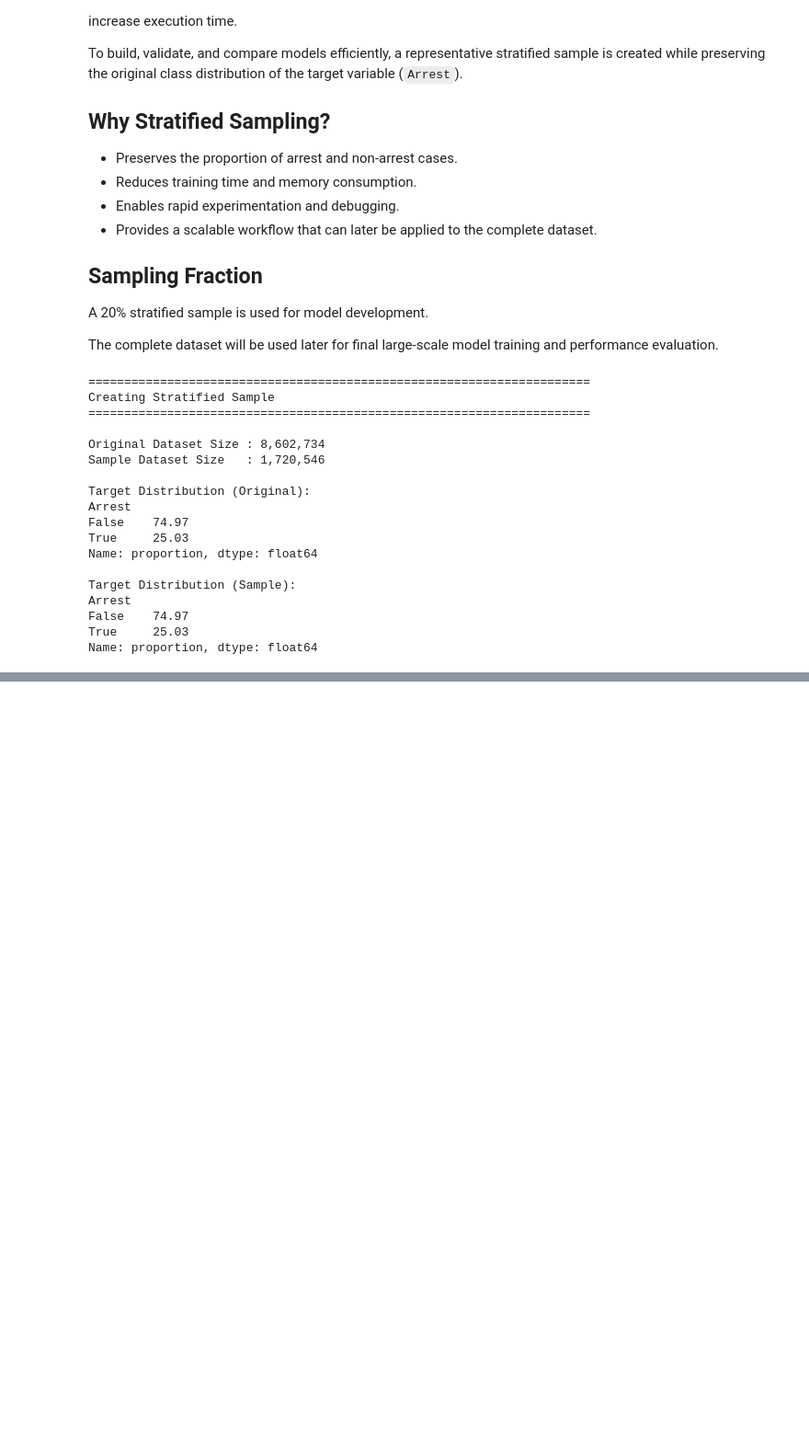
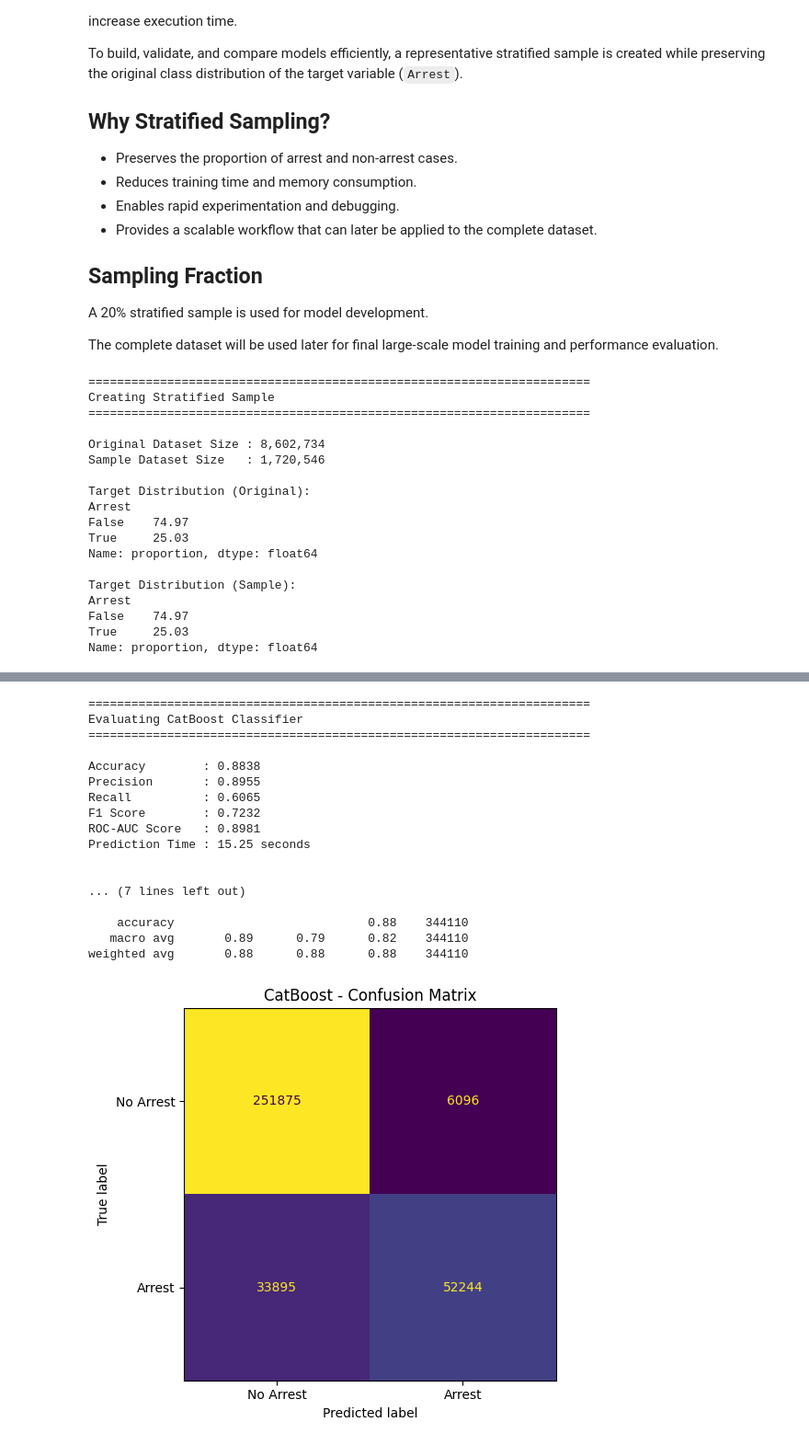
Before and after one commit to arnavon2005/Army_Provost_ML_Project, a Jupyter notebook: 05_Machine_Learning_Modeling.ipynb, the cells around one changed output, grey strips where cells are left out. Shown at 92% size. Saved outputs shown, nothing was run; the diff lists cells and outputs as text; code cells hidden in the pictures; blank space fills up the shorter version.

```diff
--- a/05_Machine_Learning_Modeling.ipynb
+++ b/05_Machine_Learning_Modeling.ipynb
@@ -767,0 +1691,80 @@ Name: proportion, dtype: float64
+# %%
+# ============================================================
+# Evaluate CatBoost Classifier
+# ============================================================
+
+import time
+import matplotlib.pyplot as plt
+from sklearn.metrics import (
+    accuracy_score,
+    precision_score,
+    recall_score,
+    f1_score,
+    roc_auc_score,
+    confusion_matrix,
+    ConfusionMatrixDisplay,
+    classification_report
+)
+
+print("=" * 70)
+print("Evaluating CatBoost Classifier")
+print("=" * 70)
+
+start_time = time.time()
+
+cat_pred = cat_model.predict(X_test)
+cat_prob = cat_model.predict_proba(X_test)[:, 1]
+
+cat_prediction_time = time.time() - start_time
+
+cat_accuracy = accuracy_score(y_test, cat_pred)
+cat_precision = precision_score(y_test, cat_pred)
+cat_recall = recall_score(y_test, cat_pred)
+cat_f1 = f1_score(y_test, cat_pred)
+cat_roc_auc = roc_auc_score(y_test, cat_prob)
+
+print(f"\nAccuracy        : {cat_accuracy:.4f}")
+print(f"Precision       : {cat_precision:.4f}")
+print(f"Recall          : {cat_recall:.4f}")
+print(f"F1 Score        : {cat_f1:.4f}")
+print(f"ROC-AUC Score   : {cat_roc_auc:.4f}")
+print(f"Prediction Time : {cat_prediction_time:.2f} seconds")
+
+print("\n")
+print("=" * 70)
+print("Classification Report")
+print("=" * 70)
+
+print(classification_report(y_test, cat_pred))
+
+cm = confusion_matrix(y_test, cat_pred)
+
+fig, ax = plt.subplots(figsize=(6, 5))
+
+ConfusionMatrixDisplay(
+    confusion_matrix=cm,
+    display_labels=["No Arrest", "Arrest"]
+).plot(ax=ax, values_format="d", colorbar=False)
+
+plt.title("CatBoost - Confusion Matrix")
+plt.tight_layout()
+plt.show()
+# %% [output]
+======================================================================
+Evaluating CatBoost Classifier
+======================================================================
+
+Accuracy        : 0.8838
+Precision       : 0.8955
+Recall          : 0.6065
+F1 Score        : 0.7232
+ROC-AUC Score   : 0.8981
+Prediction Time : 15.25 seconds
+
+
+... (7 lines left out)
+
+    accuracy                           0.88    344110
+   macro avg       0.89      0.79      0.82    344110
+weighted avg       0.88      0.88      0.88    344110
+[figure, added]
```
Also changed, not shown: parts of 23 cells of this notebook.
